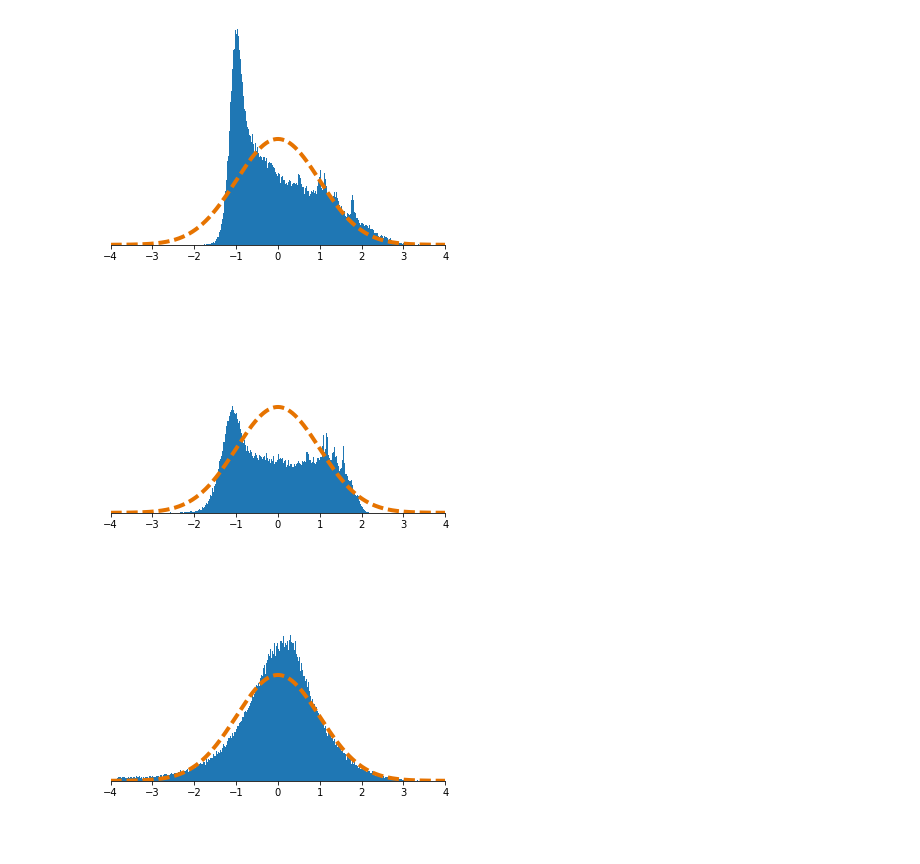
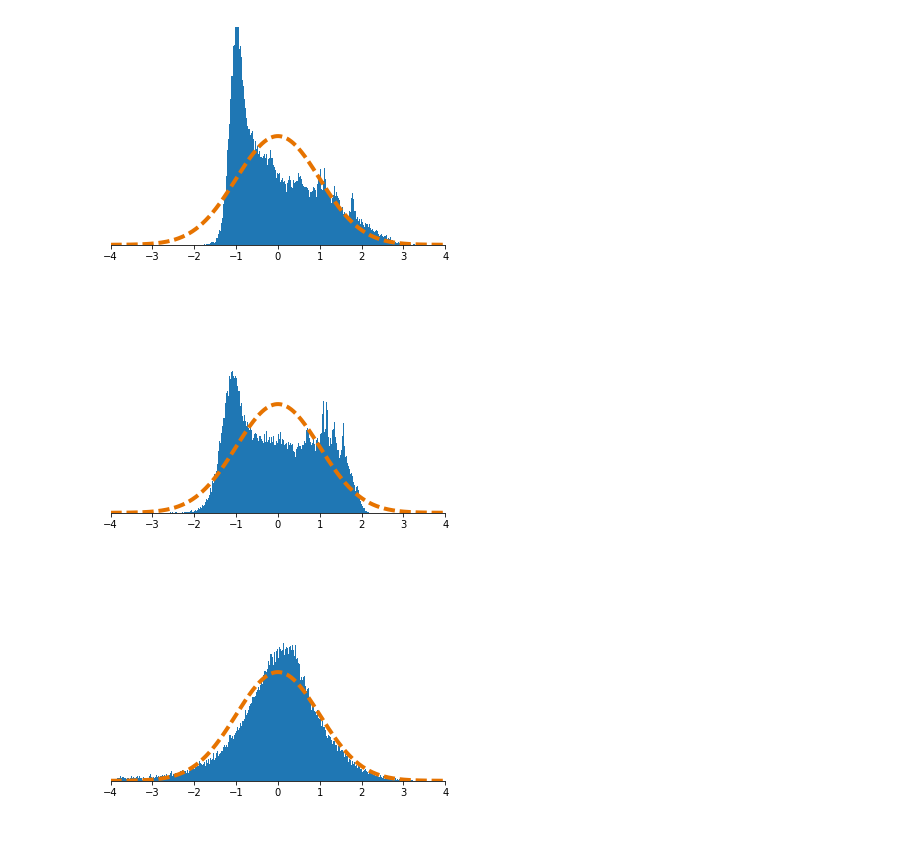
Before and after one commit to BirdVox/lostanlen_spl2018, a Jupyter notebook: pcen_asymptotics.ipynb, the cells around one changed output. Saved outputs shown, nothing was run; the diff lists cells and outputs as text; code cells hidden in the pictures.

```diff
--- a/pcen_asymptotics.ipynb
+++ b/pcen_asymptotics.ipynb
@@ -72,49 +72,50 @@ PCEN_ravel = PCEN.ravel()
 
 %matplotlib inline
 fig = plt.figure()
+xgauss = np.linspace(-4, 4, 1000)
 hist_x = plt.hist(
-    (log_E_ravel - np.mean(log_E_ravel)) / np.std(log_E_ravel), bins=500);
-xgauss = np.linspace(-4, 4, 500)
+    (log_E_ravel - np.mean(log_E_ravel)) / np.std(log_E_ravel), bins=xgauss);
+
 hist_step = np.diff(hist_x[1])[0]
 gaussmax = len(E_ravel)/np.sqrt(2*np.pi) * hist_step
 ygauss = gaussmax * np.exp(-(xgauss*xgauss)/2)
 plt.plot(xgauss, ygauss, '--', color="#E67300", linewidth=4.0)
 plt.xlim([-4,4])
-plt.ylim([0, 2000])
+plt.ylim([0, gaussmax*2])
 ax = plt.gca()
 ax.spines['top'].set_visible(False)
 ax.spines['left'].set_visible(False)
 ax.spines['right'].set_visible(False)
 plt.tick_params(labelleft="off", left="off")
 fig.savefig('logE_histogram.eps', transparent=True, bbox_inches="tight")
 
 fig = plt.figure()
-plt.hist((BC_ravel - np.mean(BC_ravel)) / np.std(BC_ravel), bins=500);
+plt.hist((BC_ravel - np.mean(BC_ravel)) / np.std(BC_ravel), bins=xgauss);
 plt.plot(xgauss, ygauss, '--', color="#E67300", linewidth=4.0)
 plt.xlim([-4,4])
-plt.ylim([0, 2000])
+plt.ylim([0, gaussmax*2])
 ax = plt.gca()
 ax.spines['top'].set_visible(False)
 ax.spines['left'].set_visible(False)
 ax.spines['right'].set_visible(False)
 plt.tick_params(labelleft="off", left="off")
 fig.savefig('BC_histogram.eps', transparent=True, bbox_inches="tight")
 
-plt.figure(frameon=False)
-plt.hist((PCEN_ravel - np.mean(PCEN_ravel)) / np.std(PCEN_ravel), bins=500);
+fig = plt.figure(frameon=False)
+plt.hist((PCEN_ravel - np.mean(PCEN_ravel)) / np.std(PCEN_ravel), bins=xgauss);
 plt.plot(xgauss, ygauss, '--', color="#E67300", linewidth=4.0)
 plt.xlim([-4,4])
-plt.ylim([0, 2000])
+plt.ylim([0, gaussmax*2])
 ax = plt.gca()
 ax.spines['top'].set_visible(False)
 ax.spines['left'].set_visible(False)
 ax.spines['right'].set_visible(False)
 plt.tick_params(labelleft="off", left="off")
 fig.savefig('PCEN_histogram.eps', transparent=True, bbox_inches="tight")
 # %% [output]
-[figure, old version]
+[figure, new version]
-[figure, old version]
+[figure, new version]
-[figure, old version]
+[figure, new version]
 # %% [markdown]
 #
 # %%
```
Also changed, not shown: 3 other files.
